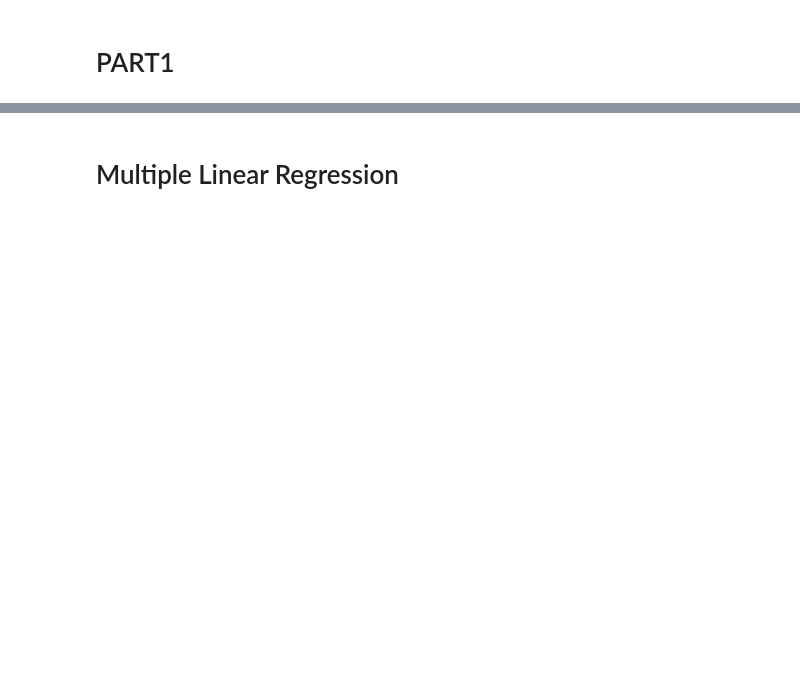
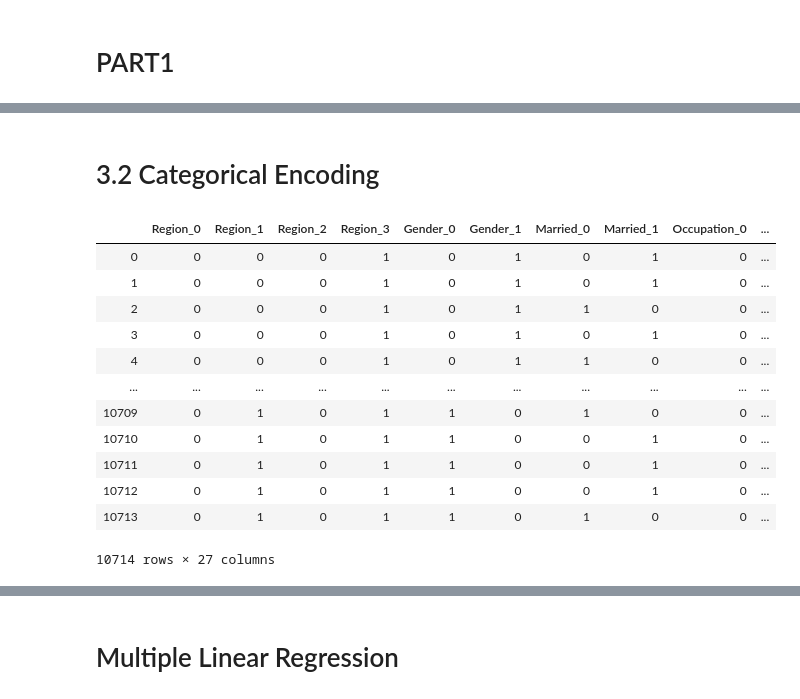
Before and after one commit to samarth0174/covid-19pred, a Jupyter notebook: part1.ipynb, the cells around one changed output, grey strips where cells are left out. Saved outputs shown, nothing was run; the diff lists cells and outputs as text; code cells hidden in the pictures; blank space fills up the shorter version.

```diff
--- a/part1.ipynb
+++ b/part1.ipynb
@@ -191,0 +94,2 @@ Name: 12, dtype: float64
+# %% [markdown]
+# 3.2 Categorical Encoding
@@ -191,0 +103,16 @@ Name: 12, dtype: float64
+# %%
+cat_data
+# %% [output]
+|  | Region_0 | Region_1 | Region_2 | Region_3 | Gender_0 | Gender_1 | Married_0 | Married_1 | Occupation_0 | ... |
+| 0 | 0 | 0 | 0 | 1 | 0 | 1 | 0 | 1 | 0 | ... |
+| 1 | 0 | 0 | 0 | 1 | 0 | 1 | 0 | 1 | 0 | ... |
+| 2 | 0 | 0 | 0 | 1 | 0 | 1 | 1 | 0 | 0 | ... |
+| 3 | 0 | 0 | 0 | 1 | 0 | 1 | 0 | 1 | 0 | ... |
+| 4 | 0 | 0 | 0 | 1 | 0 | 1 | 1 | 0 | 0 | ... |
+| ... | ... | ... | ... | ... | ... | ... | ... | ... | ... | ... |
+| 10709 | 0 | 1 | 0 | 1 | 1 | 0 | 1 | 0 | 0 | ... |
+| 10710 | 0 | 1 | 0 | 1 | 1 | 0 | 0 | 1 | 0 | ... |
+| 10711 | 0 | 1 | 0 | 1 | 1 | 0 | 0 | 1 | 0 | ... |
+| 10712 | 0 | 1 | 0 | 1 | 1 | 0 | 0 | 1 | 0 | ... |
+| 10713 | 0 | 1 | 0 | 1 | 1 | 0 | 1 | 0 | 0 | ... |
+10714 rows × 27 columns
```
Also changed, not shown: parts of 69 cells of this notebook.
